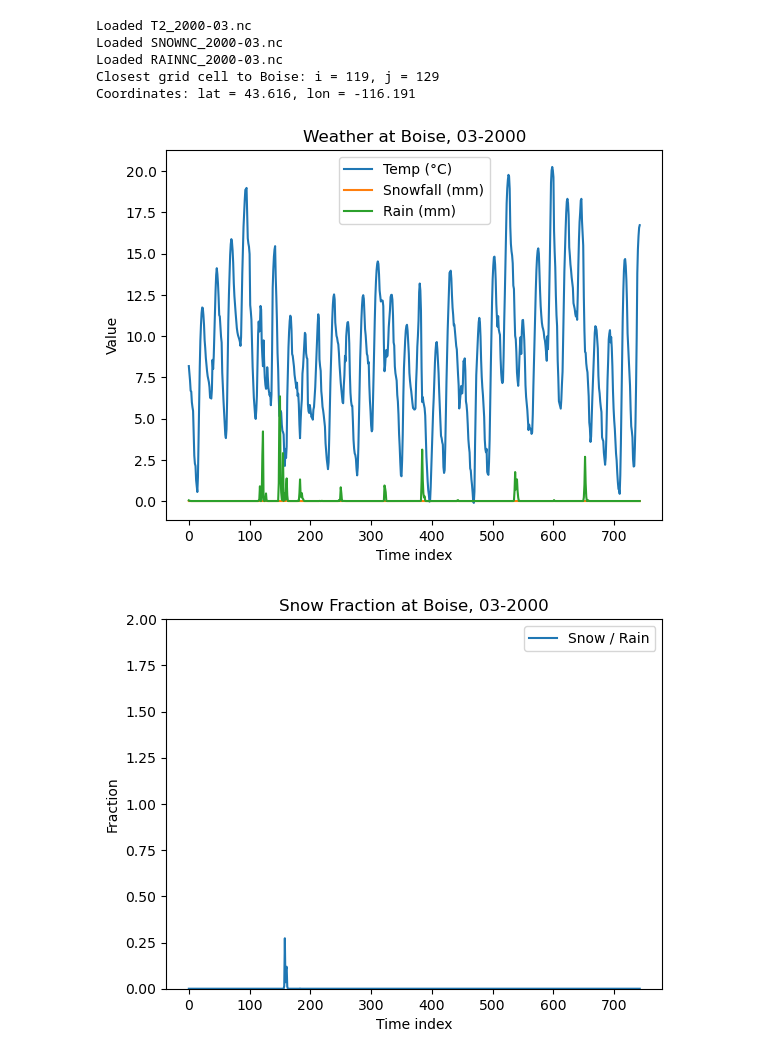
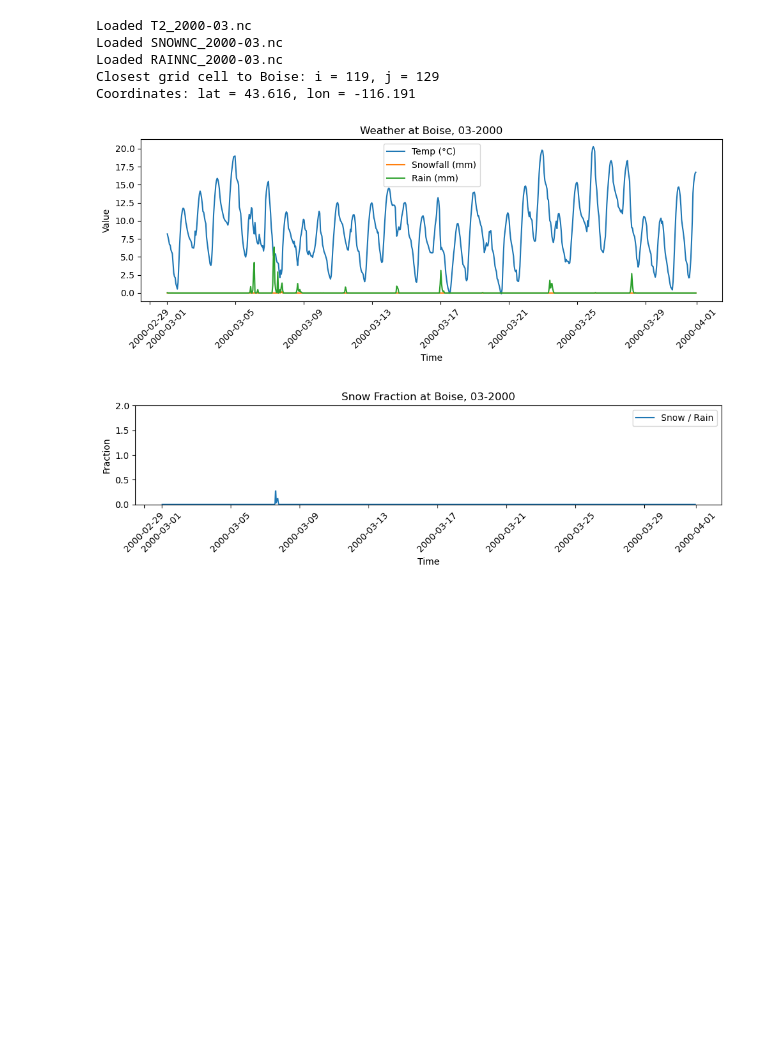
Before and after one commit to chiaraaltobelli/snowpack-boundary-impact, a Jupyter notebook: analysis.ipynb, the cells around one changed output. Drawn from its saved outputs; the diff is of its cells as text; code cells hidden in the pictures; blank space fills up the shorter version.

Commit message:
Update time display on graphs

```diff
--- a/analysis.ipynb
+++ b/analysis.ipynb
@@ -40,10 +40,11 @@ print(f"Closest grid cell to {target_location}: i = {i}, j = {j}")
 print(f"Coordinates: lat = {lats[i, j]:.3f}, lon = {lons[i, j]:.3f}")
 
 # === EXTRACT TIME SERIES FOR TARGET LOCATION ===
-temp_series = t2['T2'][:, i, j] - 273.15  # Convert from K to °C
+temp_series = t2['T2'][:, i, j] - 273.15  # K to °C
 snow_series = snownc['SNOWNC'][:, i, j]
 rain_series = rainnc['RAINNC'][:, i, j]
 time = t2['XTIME']
+time_trimmed = time.isel(Time=slice(1, None))
 
 # === DIFFERENCING FUNCTION TO HANDLE ROLLOVER ===
 def compute_hourly_precip(accum_series):
@@ -55,8 +56,6 @@ def compute_hourly_precip(accum_series):
 # === HOURLY PRECIP TIME SERIES ===
 snow_hourly = compute_hourly_precip(snow_series)
 rain_hourly = compute_hourly_precip(rain_series)
-
-# === ALIGN TEMPERATURE TO MATCH HOURLY SERIES ===
 temp_series_trimmed = temp_series.isel(Time=slice(1, None))
 
 # === FRACTION CALCULATIONS ===
@@ -68,47 +67,54 @@ combined = xr.Dataset({
     "snow_mm": snow_hourly,
     "rain_mm": rain_hourly,
     "snow_frac": snow_frac
-})
+}, coords={"time": time_trimmed})
 
 # === PLOT TEMPERATURE + PRECIP ===
-combined['temp_C'].plot(label="Temp (°C)")
-combined['snow_mm'].plot(label="Snowfall (mm)")
-combined['rain_mm'].plot(label="Rain (mm)")
+plt.figure(figsize=(10, 4))
+plt.plot(time_trimmed, combined['temp_C'], label="Temp (°C)")
+plt.plot(time_trimmed, combined['snow_mm'], label="Snowfall (mm)")
+plt.plot(time_trimmed, combined['rain_mm'], label="Rain (mm)")
 plt.legend()
 plt.title(f"Weather at {target_location}, {month}-{year}")
-plt.xlabel("Time index")
+plt.xlabel("Time")
 plt.ylabel("Value")
+plt.xticks(rotation=45)
+plt.tight_layout()
 plt.show()
 
 # === PLOT FRACTIONS ===
-combined['snow_frac'].plot(label="Snow / Rain")
+plt.figure(figsize=(10, 3))
+plt.plot(time_trimmed, combined['snow_frac'], label="Snow / Rain")
 plt.legend()
 plt.title(f"Snow Fraction at {target_location}, {month}-{year}")
-plt.xlabel("Time index")
+plt.xlabel("Time")
 plt.ylabel("Fraction")
 plt.ylim(0, 2)
+plt.xticks(rotation=45)
+plt.tight_layout()
 plt.show()
 
 # === PLOT RAIN AND SNOW SIDE BY SIDE ===
 fig, axs = plt.subplots(2, 1, figsize=(10, 6), sharex=True)
 
-axs[0].plot(rain_hourly, label="Rainfall (mm)", color="green")
+axs[0].plot(time_trimmed, combined['rain_mm'], label="Rainfall (mm)", color="green")
 axs[0].set_ylabel("Rain (mm)")
 axs[0].legend()
 
-axs[1].plot(snow_hourly, label="Snowfall (mm)", color="blue")
+axs[1].plot(time_trimmed, combined['snow_mm'], label="Snowfall (mm)", color="blue")
 axs[1].set_ylabel("Snow (mm)")
 axs[1].legend()
 
-plt.xlabel("Time index")
+plt.xlabel("Time")
+plt.xticks(rotation=45)
 plt.suptitle(f"Rain and Snow at {target_location}, {month}-{year}")
 plt.tight_layout()
 plt.show()
 # %% [output]
 Loaded T2_2000-03.nc
 Loaded SNOWNC_2000-03.nc
 Loaded RAINNC_2000-03.nc
 Closest grid cell to Boise: i = 119, j = 129
 Coordinates: lat = 43.616, lon = -116.191
-[figure, old version]
+[figure, new version]
-[figure, old version]
+[figure, new version]
```
Also changed, not shown: parts of 1 cell of this notebook.
